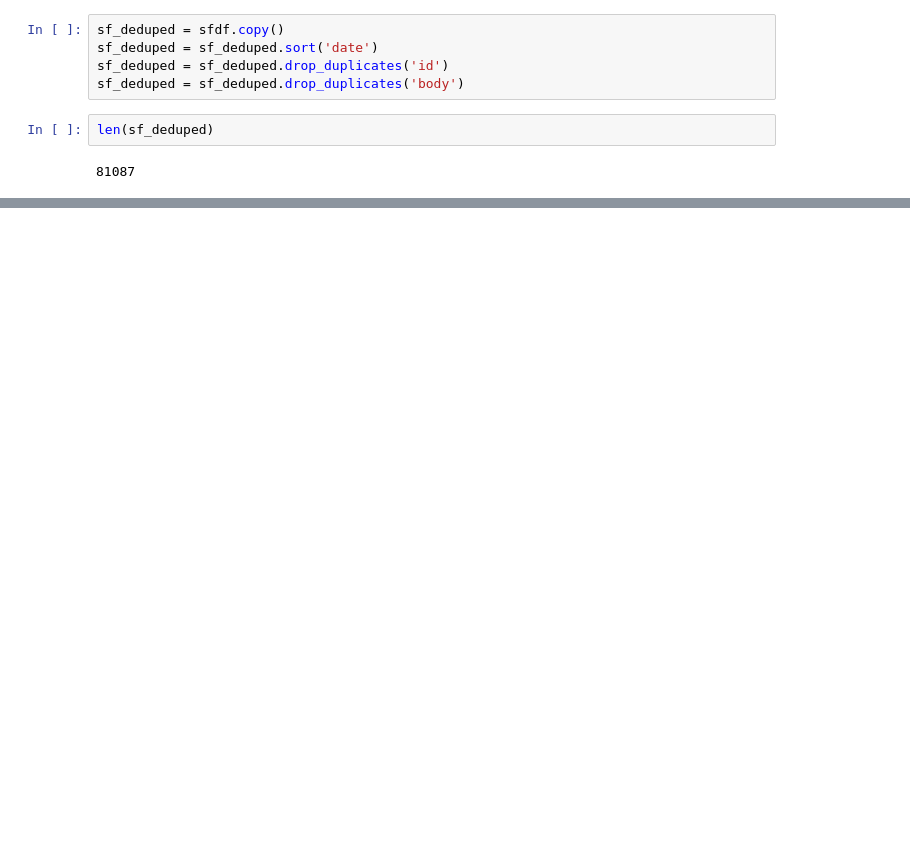
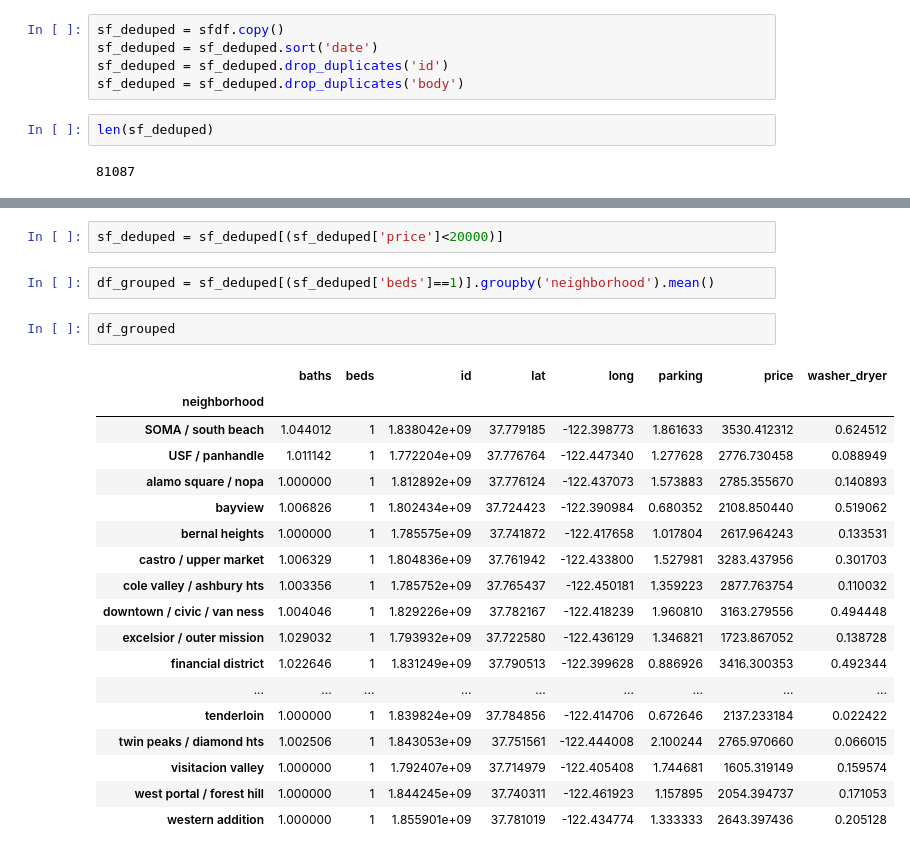
Before and after one commit to jonoleson/PriceMyRental, a Jupyter notebook: rental_data_eda.ipynb, the cells around one changed output, grey strips where cells are left out. Drawn from its saved outputs; the diff is of its cells as text; blank space fills up the shorter version.

```diff
--- a/rental_data_eda.ipynb
+++ b/rental_data_eda.ipynb
@@ -162,0 +119,25 @@ dtype: int64
+# %%
+sf_deduped = sf_deduped[(sf_deduped['price']<20000)]
+# %%
+df_grouped = sf_deduped[(sf_deduped['beds']==1)].groupby('neighborhood').mean()
+# %%
+df_grouped
+# %% [output]
+|  | baths | beds | id | lat | long | parking | price | washer_dryer |
+| neighborhood |  |  |  |  |  |  |  |  |
+| SOMA / south beach | 1.044012 | 1 | 1.838042e+09 | 37.779185 | -122.398773 | 1.861633 | 3530.412312 | 0.624512 |
+| USF / panhandle | 1.011142 | 1 | 1.772204e+09 | 37.776764 | -122.447340 | 1.277628 | 2776.730458 | 0.088949 |
+| alamo square / nopa | 1.000000 | 1 | 1.812892e+09 | 37.776124 | -122.437073 | 1.573883 | 2785.355670 | 0.140893 |
+| bayview | 1.006826 | 1 | 1.802434e+09 | 37.724423 | -122.390984 | 0.680352 | 2108.850440 | 0.519062 |
+| bernal heights | 1.000000 | 1 | 1.785575e+09 | 37.741872 | -122.417658 | 1.017804 | 2617.964243 | 0.133531 |
+| castro / upper market | 1.006329 | 1 | 1.804836e+09 | 37.761942 | -122.433800 | 1.527981 | 3283.437956 | 0.301703 |
+| cole valley / ashbury hts | 1.003356 | 1 | 1.785752e+09 | 37.765437 | -122.450181 | 1.359223 | 2877.763754 | 0.110032 |
+| downtown / civic / van ness | 1.004046 | 1 | 1.829226e+09 | 37.782167 | -122.418239 | 1.960810 | 3163.279556 | 0.494448 |
+| excelsior / outer mission | 1.029032 | 1 | 1.793932e+09 | 37.722580 | -122.436129 | 1.346821 | 1723.867052 | 0.138728 |
+| financial district | 1.022646 | 1 | 1.831249e+09 | 37.790513 | -122.399628 | 0.886926 | 3416.300353 | 0.492344 |
+| ... | ... | ... | ... | ... | ... | ... | ... | ... |
+| tenderloin | 1.000000 | 1 | 1.839824e+09 | 37.784856 | -122.414706 | 0.672646 | 2137.233184 | 0.022422 |
+| twin peaks / diamond hts | 1.002506 | 1 | 1.843053e+09 | 37.751561 | -122.444008 | 2.100244 | 2765.970660 | 0.066015 |
+| visitacion valley | 1.000000 | 1 | 1.792407e+09 | 37.714979 | -122.405408 | 1.744681 | 1605.319149 | 0.159574 |
+| west portal / forest hill | 1.000000 | 1 | 1.844245e+09 | 37.740311 | -122.461923 | 1.157895 | 2054.394737 | 0.171053 |
+| western addition | 1.000000 | 1 | 1.855901e+09 | 37.781019 | -122.434774 | 1.333333 | 2643.397436 | 0.205128 |
```
Also changed, not shown: parts of 5 cells of this notebook, 3 other files.
